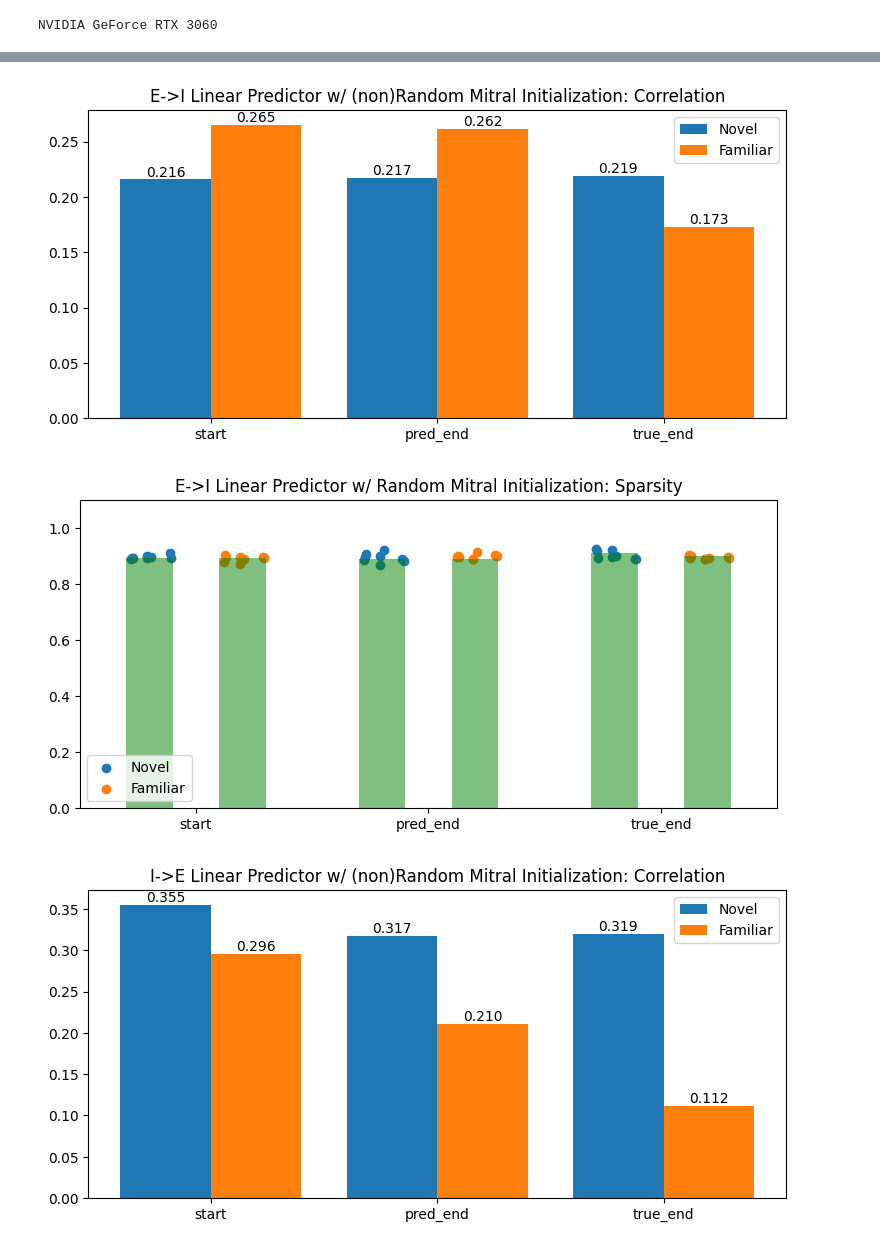
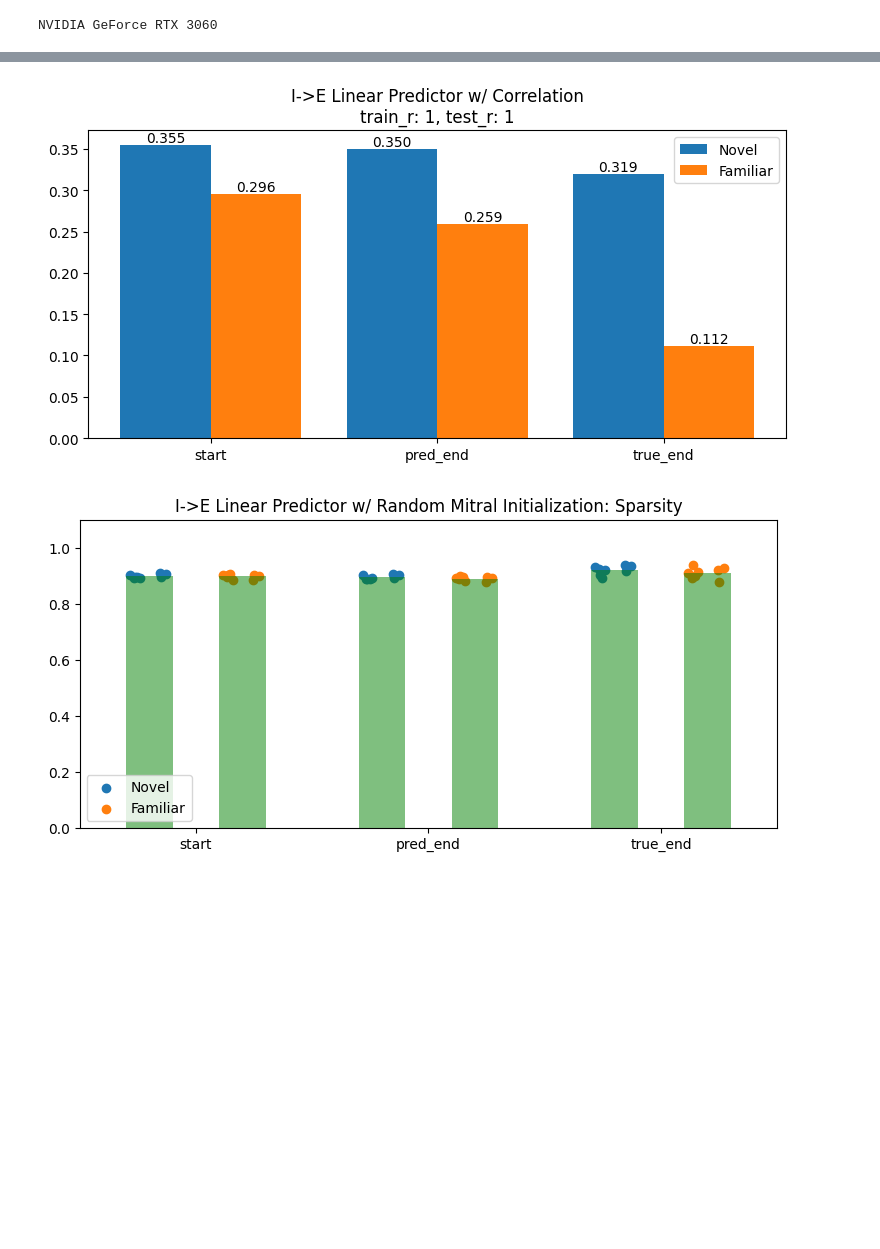
Before and after one commit to ArjunParthasarathy/Piriform-Cortex-Plasticity, a Jupyter notebook: versions/weight_inference/powerseries_weight_change.ipynb, the cells around one changed output, grey strips where cells are left out. Cells and saved outputs as stored; diff of their text form; code cells hidden in the pictures; blank space fills up the shorter version.

Commit message:
powerseries linear predictor done

```diff
--- a/versions/weight_inference/powerseries_weight_change.ipynb
+++ b/versions/weight_inference/powerseries_weight_change.ipynb
@@ -403,14 +394,5 @@ plt.close(fig)
 # %%
-real = 1
-degree = 2
-intervals = 5
-
-fig, _ = plot_weight_fitting(ei_post, ei_pre, degree=degree, num_intervals=intervals, r=real, use_weights=False, epoch_subset=None)
-plt.title(f"I->E Weight Inference - no weights, {intervals} loss intervals")
-plt.show()
-plt.close(fig)
-
-fig, _ = plot_weight_fitting(ie_post, ie_pre, degree=degree, num_intervals=intervals, r=real, use_weights=False, sample_subset=100000, epoch_subset=None)
-plt.title(f"E->I Weight Inference - no weights, {intervals} loss intervals")
-plt.show()
-plt.close(fig)
+# fig, _ = plot_weight_fitting(ei_post, ei_pre, degree=1, num_intervals=1, r=2, sample_subset=10000, epoch_subset=None)
+# plt.title(f"I->E Weight Inference - no weights, {1} loss interval")
+# plt.show()
+# plt.close(fig)
@@ -448,46 +423,47 @@ def generate_spars_plot(spars):
     plt.legend(loc="lower left")
 # %%
-def plot_decorrelation(corr_title, sp_title, post, pre, degree, r, num_intervals, do_rand=False, use_weights=False, epoch_subset=None):
-    reg = fit_weights(*prepare_input(post, pre, degree=degree, num_intervals=num_intervals, r=real, use_weights=use_weights, epoch_subset=epoch_subset)[0:2])
-    corrs, spars = predicted_responses(reg, post, pre, r=real, degree=degree, num_intervals=num_intervals, random_init=do_rand, use_weights=use_weights)
+def plot_decorrelation(corr_title, sp_title, post, pre, degree, train_r=1, test_r="rand", num_intervals=1, epoch_subset=None):
+    reg = fit_weights(*prepare_train_data(post, pre, degree=degree, num_intervals=num_intervals, r=train_r, epoch_subset=epoch_subset))
+    corrs, spars = predicted_responses(reg, post, pre, r=test_r, degree=degree, epoch_subset=epoch_subset)
 
     fig = plt.figure(figsize=(9, 4))
     width = 0.5
     space = width / 4
     arr_corrs = np.array(corrs)
     bc1 = plt.bar(torch.arange(arr_corrs.shape[0])*(width + space), arr_corrs[:, 0], width = width / 2, color="tab:blue", label="Novel")
     bc2 = plt.bar(torch.arange(arr_corrs.shape[0])*(width + space) + width / 2, arr_corrs[:, 1], width = width / 2, color="tab:orange", label="Familiar")
     plt.bar_label(bc1, fmt="%.3f")
     plt.bar_label(bc2, fmt="%.3f")
     plt.legend()
     labels = ["start", "pred_end"]
     if arr_corrs.shape[0] == 3:
         labels.append("true_end")
     plt.xticks(torch.arange(arr_corrs.shape[0])*(width + space) + width / 4, labels=labels)
     plt.title(corr_title)
     plt.show()
     plt.close(fig)
 
     fig = plt.figure(figsize=(9, 4))
     sp = torch.stack(spars, dim=1)
     generate_spars_plot(sp)
 
     plt.title(sp_title)
     plt.show()
     plt.close(fig)
 
 
-do_rand=False
-corr_title = "E->I Linear Predictor w/ (non)Random Mitral Initialization: Correlation"
-sp_title = "E->I Linear Predictor w/ Random Mitral Initialization: Sparsity"
-corr_fig = plot_decorrelation(corr_title, sp_title, ie_post, ie_pre, degree=degree, num_intervals=1, r=2, do_rand=do_rand, use_weights=False, epoch_subset=None)
+train_r = 1
+test_r = 1
+# corr_title = "E->I Linear Predictor w/ (non)Random Mitral Initialization: Correlation"
+# sp_title = "E->I Linear Predictor w/ Random Mitral Initialization: Sparsity"
+# corr_fig = plot_decorrelation(corr_title, sp_title, ie_post, ie_pre, degree=degree, num_intervals=1, train_r=2, test_r=2, do_rand=do_rand, use_weights=False, epoch_subset=None)
+# plt.show()
+
+corr_title = f"I->E Linear Predictor w/ Correlation\ntrain_r: {train_r}, test_r: {test_r}"
+sp_title = "I->E Linear Predictor w/ Random Mitral Initialization: Sparsity"
+# TODO: make sure we're testing properly on random realization
+corr_fig = plot_decorrelation(corr_title, sp_title, ei_post, ei_pre, degree=1, num_intervals=1, train_r=train_r, test_r=test_r, epoch_subset=None)
 plt.show()
-
-corr_title = "I->E Linear Predictor w/ (non)Random Mitral Initialization: Correlation"
-sp_title = "I->E Linear Predictor w/ Random Mitral Initialization: Sparsity"
-corr_fig = plot_decorrelation(corr_title, sp_title, ei_post, ei_pre, degree=degree, num_intervals=1, r=4, do_rand=do_rand, use_weights=False, epoch_subset=None)
-plt.show()
 # %% [output]
-[figure, old version]
+[figure, new version]
-[figure, old version]
+[figure, new version]
-[figure, removed]
```
Also changed, not shown: parts of 20 cells of this notebook, 17 other files.
